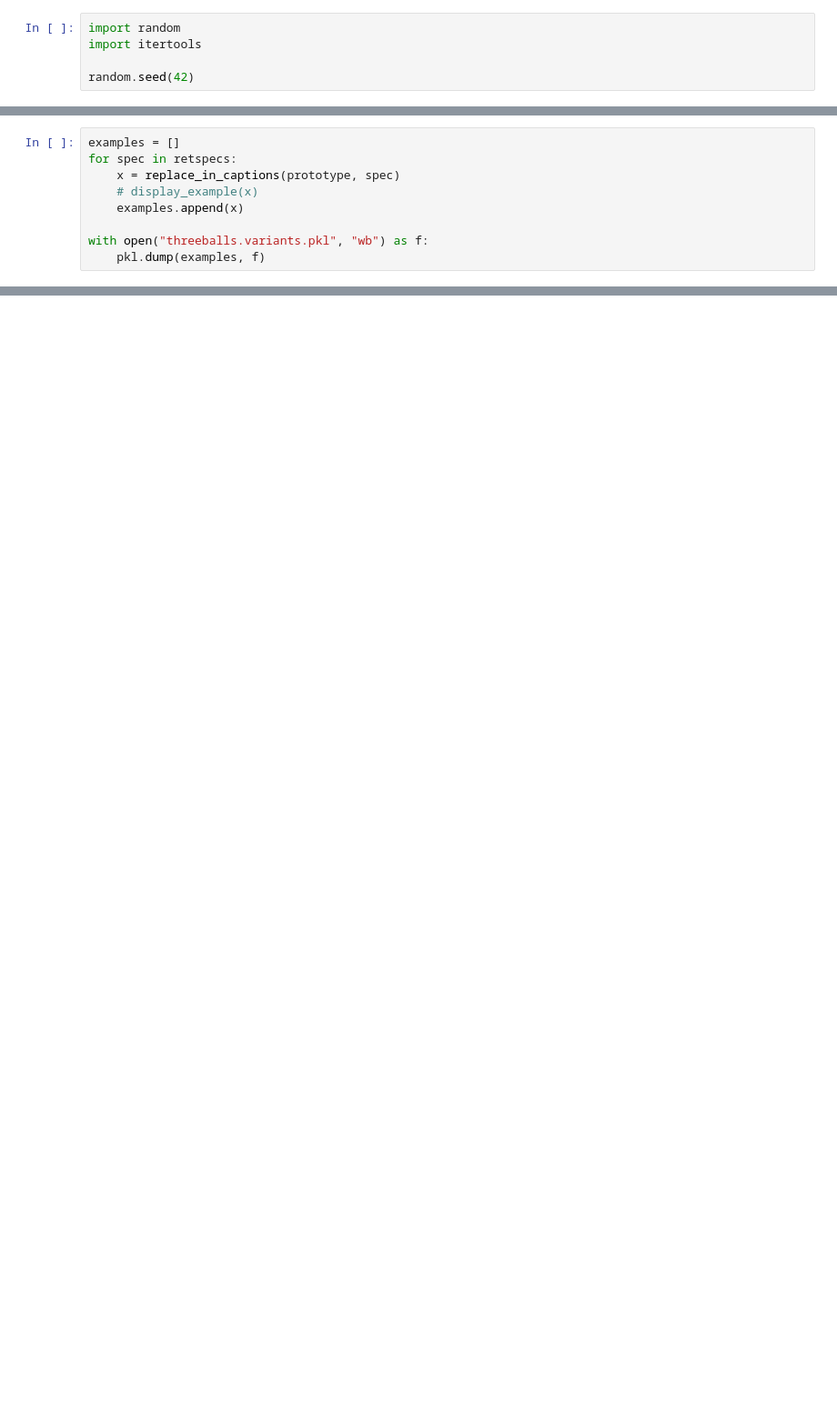
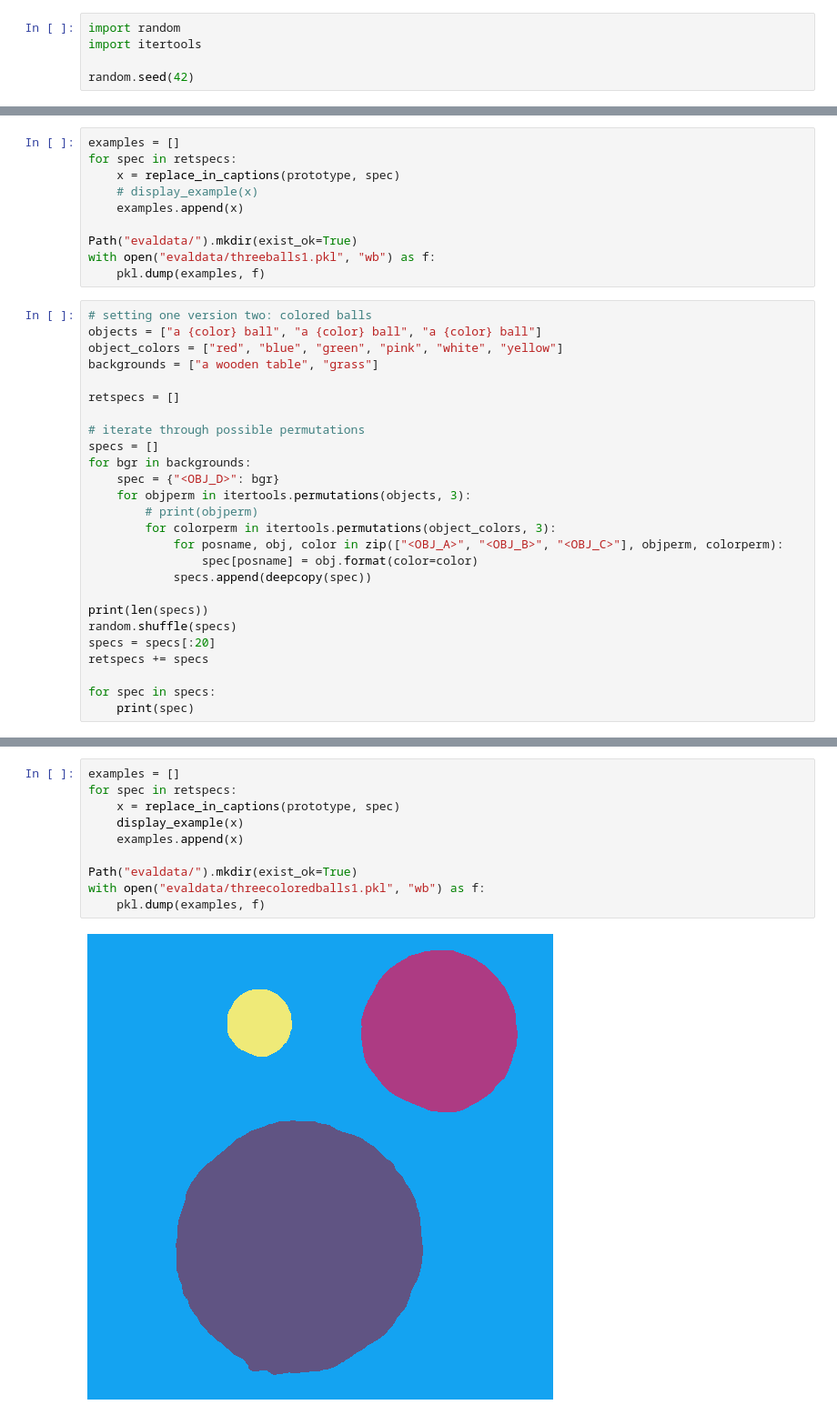
Before and after one commit to lukovnikov/controlnet11, a Jupyter notebook: create_dataset.ipynb, the cells around one changed output, grey strips where cells are left out. Shown at 91% size. Cells and saved outputs as stored; diff of their text form; blank space fills up the shorter version.

```diff
--- a/create_dataset.ipynb
+++ b/create_dataset.ipynb
@@ -179,5 +225,32 @@ for spec in retspecs:
     # display_example(x)
     examples.append(x)
 
-with open("threeballs.variants.pkl", "wb") as f:
+Path("evaldata/").mkdir(exist_ok=True)
+with open("evaldata/threeballs1.pkl", "wb") as f:
     pkl.dump(examples, f)
+# %%
+# setting one version two: colored balls
+objects = ["a {color} ball", "a {color} ball", "a {color} ball"]
+object_colors = ["red", "blue", "green", "pink", "white", "yellow"]
+backgrounds = ["a wooden table", "grass"]
+
+retspecs = []
+
+# iterate through possible permutations
+specs = []
+for bgr in backgrounds:
+    spec = {"<OBJ_D>": bgr}
+    for objperm in itertools.permutations(objects, 3):
+        # print(objperm)
+        for colorperm in itertools.permutations(object_colors, 3):
+            for posname, obj, color in zip(["<OBJ_A>", "<OBJ_B>", "<OBJ_C>"], objperm, colorperm):
+                spec[posname] = obj.format(color=color)
+            specs.append(deepcopy(spec))
+
+print(len(specs))
+random.shuffle(specs)
+specs = specs[:20]
+retspecs += specs
+
+for spec in specs:
+    print(spec)
@@ -183,0 +275,12 @@ with open("threeballs.variants.pkl", "wb") as f:
+# %%
+examples = []
+for spec in retspecs:
+    x = replace_in_captions(prototype, spec)
+    display_example(x)
+    examples.append(x)
+
+Path("evaldata/").mkdir(exist_ok=True)
+with open("evaldata/threecoloredballs1.pkl", "wb") as f:
+    pkl.dump(examples, f)
+# %% [output]
+[figure, added]
```
Also changed, not shown: parts of 25 cells of this notebook, 7 other files.
